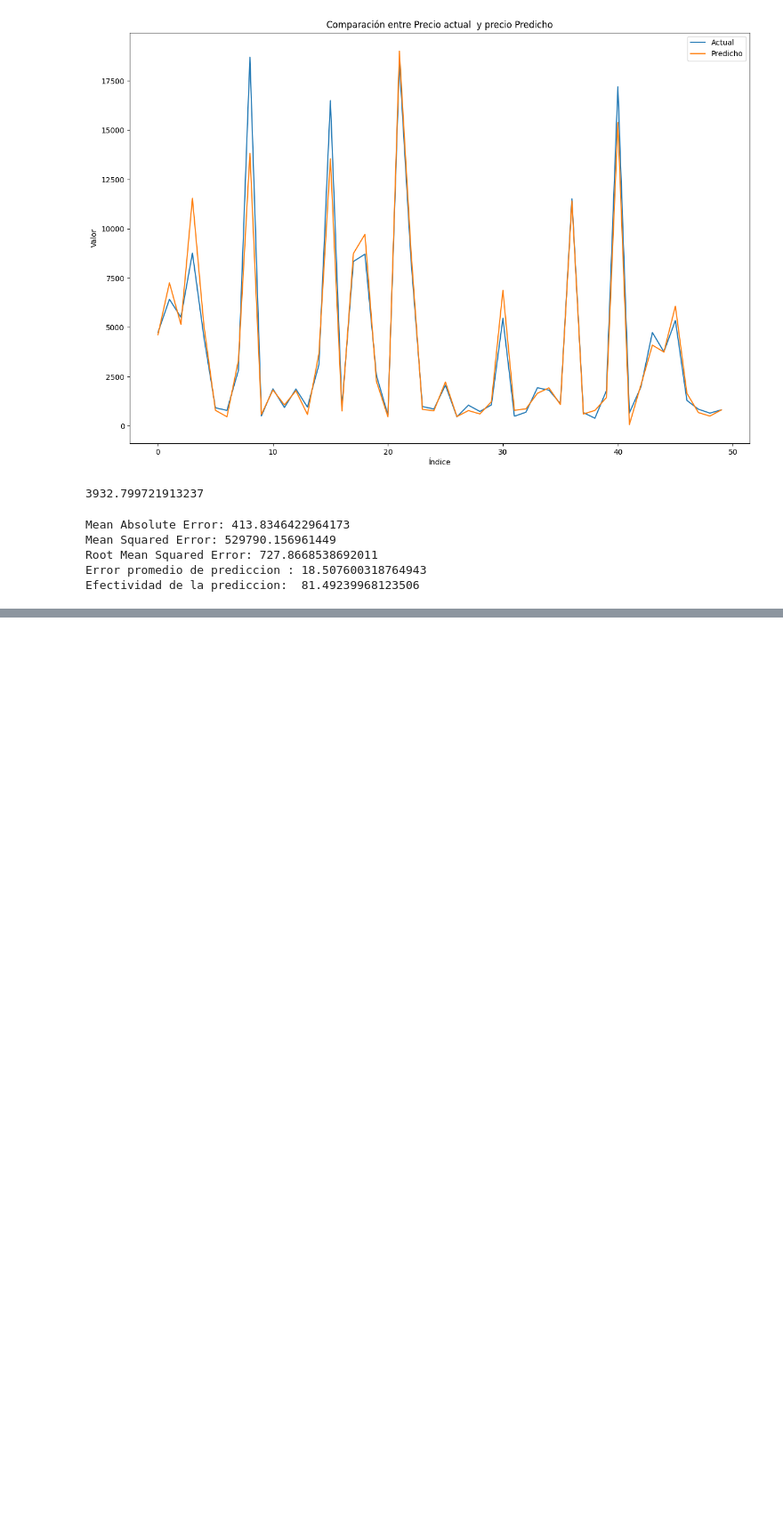
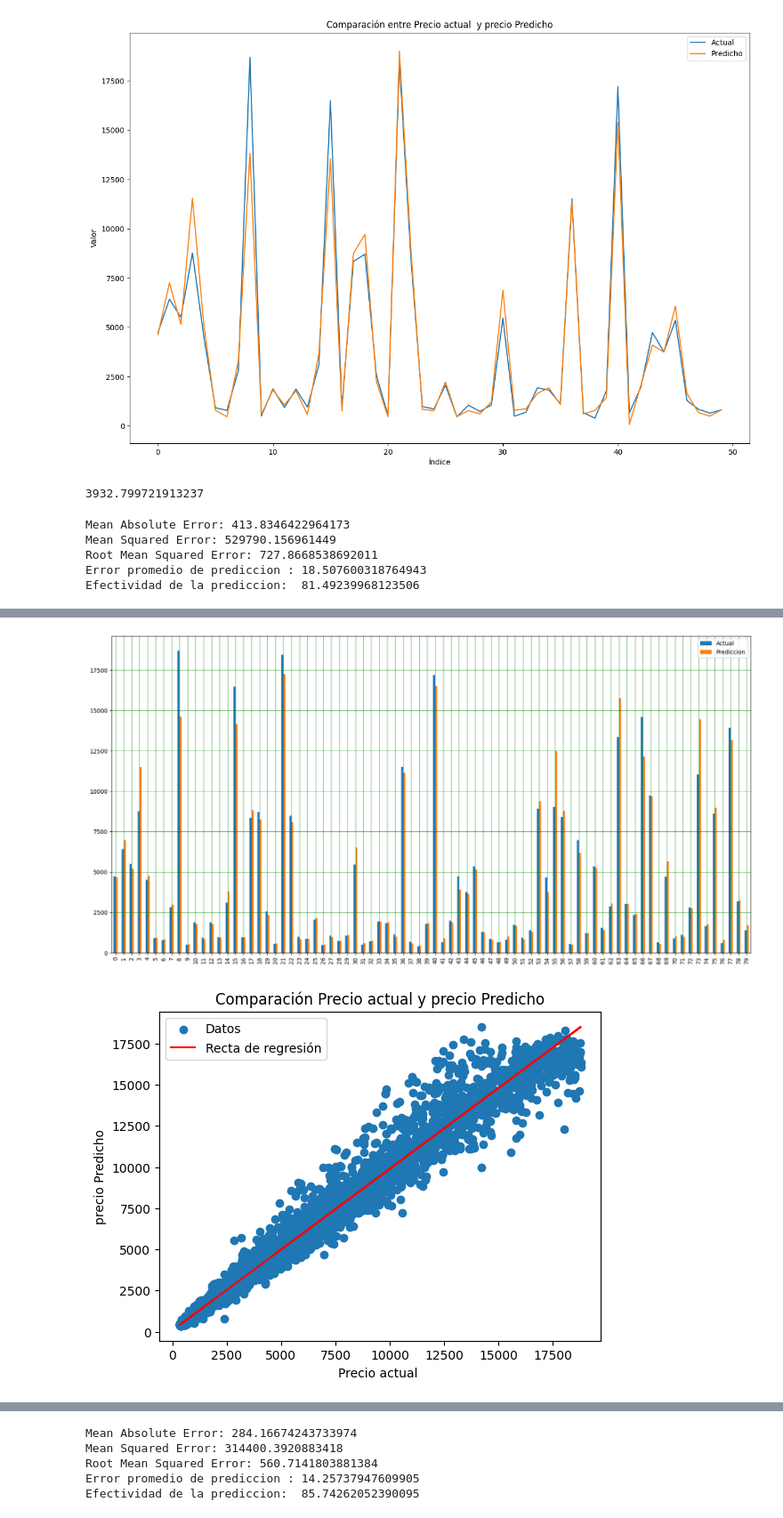
Before and after one commit to Lorenzomar4/ParadigmasDeProgramacionUnsam-tps, a Jupyter notebook: TP1 sin regresion con soporte vectorial.ipynb, the cells around one changed output, grey strips where cells are left out. Shown at 89% size. Drawn from its saved outputs; the diff is of its cells as text; code cells hidden in the pictures; blank space fills up the shorter version.

```diff
--- a/TP1 sin regresion con soporte vectorial.ipynb
+++ b/TP1 sin regresion con soporte vectorial.ipynb
@@ -807,0 +858,6 @@ Efectividad de la prediccion:  81.49239968123506
+# %%
+from algoritmos import  ReresionConArboles
+from sklearn.ensemble import RandomForestRegressor
+algoPredicccion.algoritmo = ReresionConArboles(RandomForestRegressor(n_estimators = 300, random_state = 0))
+algoPredicccion.realizarEntrenamientoSinDivisionDeConjuntos()
+algoPredicccion.resultadoDeEntrenamiento()
@@ -807,0 +890,5 @@ Efectividad de la prediccion:  81.49239968123506
+# %%
+algoPredicccion.todasLasComparacionesDeActualPrediccion()
+# %% [output]
+[figure, added]
+[figure, added]
@@ -807,0 +896,8 @@ Efectividad de la prediccion:  81.49239968123506
+# %%
+algoPredicccion.errorYEfectividad()
+# %% [output]
+Mean Absolute Error: 284.16674243733974
+Mean Squared Error: 314400.3920883418
+Root Mean Squared Error: 560.7141803881384
+Error promedio de prediccion : 14.25737947609905
+Efectividad de la prediccion:  85.74262052390095
```
Also changed, not shown: parts of 11 cells of this notebook, 2 other files.
